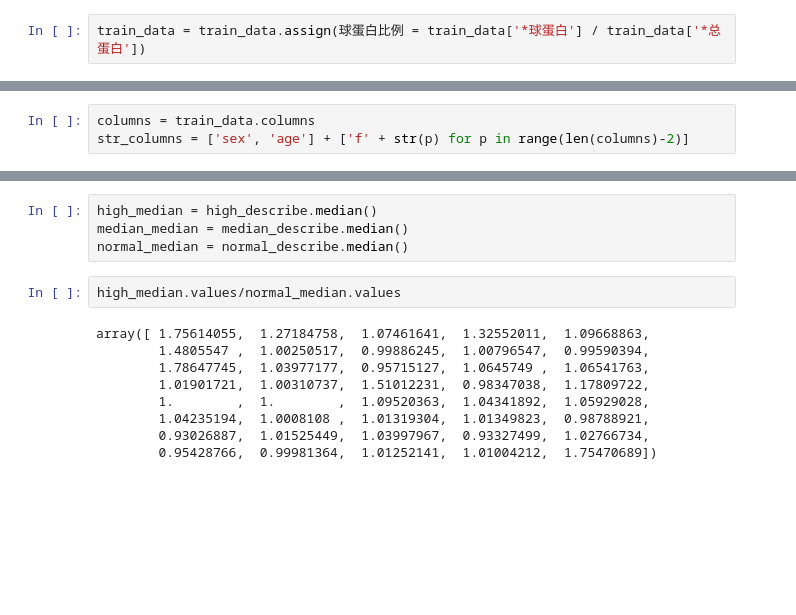
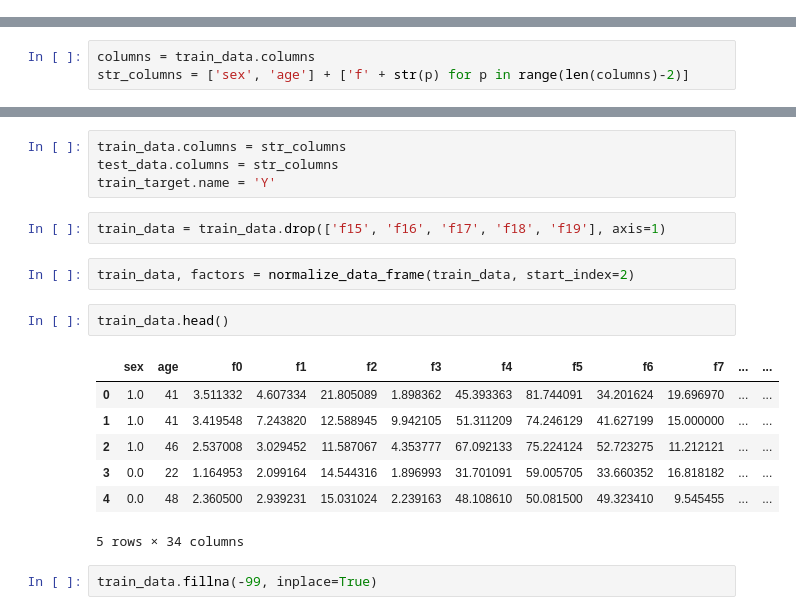
Before and after one commit to koibiki/ai-medical, a Jupyter notebook: Untitled2.ipynb, the cells around one changed output, grey strips where cells are left out. Cells and saved outputs as stored; diff of their text form; blank space fills up the shorter version.

```diff
--- a/Untitled2.ipynb
+++ b/Untitled2.ipynb
@@ -86,2 +41,0 @@ train_data = train_data.assign(白蛋白比例 = train_data['白蛋白'] / train
-# %%
-train_data = train_data.assign(球蛋白比例 = train_data['*球蛋白'] / train_data['*总蛋白'])
@@ -396,15 +51,20 @@ normal_describe.iloc[:,5]['max']
-# %%
-high_median = high_describe.median()
-median_median = median_describe.median()
-normal_median = normal_describe.median()
-# %%
-high_median.values/normal_median.values
-# %% [output]
-array([ 1.75614055,  1.27184758,  1.07461641,  1.32552011,  1.09668863,
-        1.4805547 ,  1.00250517,  0.99886245,  1.00796547,  0.99590394,
-        1.78647745,  1.03977177,  0.95715127,  1.0645749 ,  1.06541763,
-        1.01901721,  1.00310737,  1.51012231,  0.98347038,  1.17809722,
-        1.        ,  1.        ,  1.09520363,  1.04341892,  1.05929028,
-        1.04235194,  1.0008108 ,  1.01319304,  1.01349823,  0.98788921,
-        0.93026887,  1.01525449,  1.03997967,  0.93327499,  1.02766734,
-        0.95428766,  0.99981364,  1.01252141,  1.01004212,  1.75470689])
+# %%
+train_data.columns = str_columns
+test_data.columns = str_columns
+train_target.name = 'Y'
+# %%
+train_data = train_data.drop(['f15', 'f16', 'f17', 'f18', 'f19'], axis=1)
+# %%
+train_data, factors = normalize_data_frame(train_data, start_index=2)
+# %%
+train_data.head()
+# %% [output]
+|  | sex | age | f0 | f1 | f2 | f3 | f4 | f5 | f6 | f7 | ... | ... |
+| 0 | 1.0 | 41 | 3.511332 | 4.607334 | 21.805089 | 1.898362 | 45.393363 | 81.744091 | 34.201624 | 19.696970 | ... | ... |
+| 1 | 1.0 | 41 | 3.419548 | 7.243820 | 12.588945 | 9.942105 | 51.311209 | 74.246129 | 41.627199 | 15.000000 | ... | ... |
+| 2 | 1.0 | 46 | 2.537008 | 3.029452 | 11.587067 | 4.353777 | 67.092133 | 75.224124 | 52.723275 | 11.212121 | ... | ... |
+| 3 | 0.0 | 22 | 1.164953 | 2.099164 | 14.544316 | 1.896993 | 31.701091 | 59.005705 | 33.660352 | 16.818182 | ... | ... |
+| 4 | 0.0 | 48 | 2.360500 | 2.939231 | 15.031024 | 2.239163 | 48.108610 | 50.081500 | 49.323410 | 9.545455 | ... | ... |
+5 rows × 34 columns
+# %%
+train_data.fillna(-99, inplace=True)
```
Also changed, not shown: parts of 74 cells of this notebook, 3 other files.
